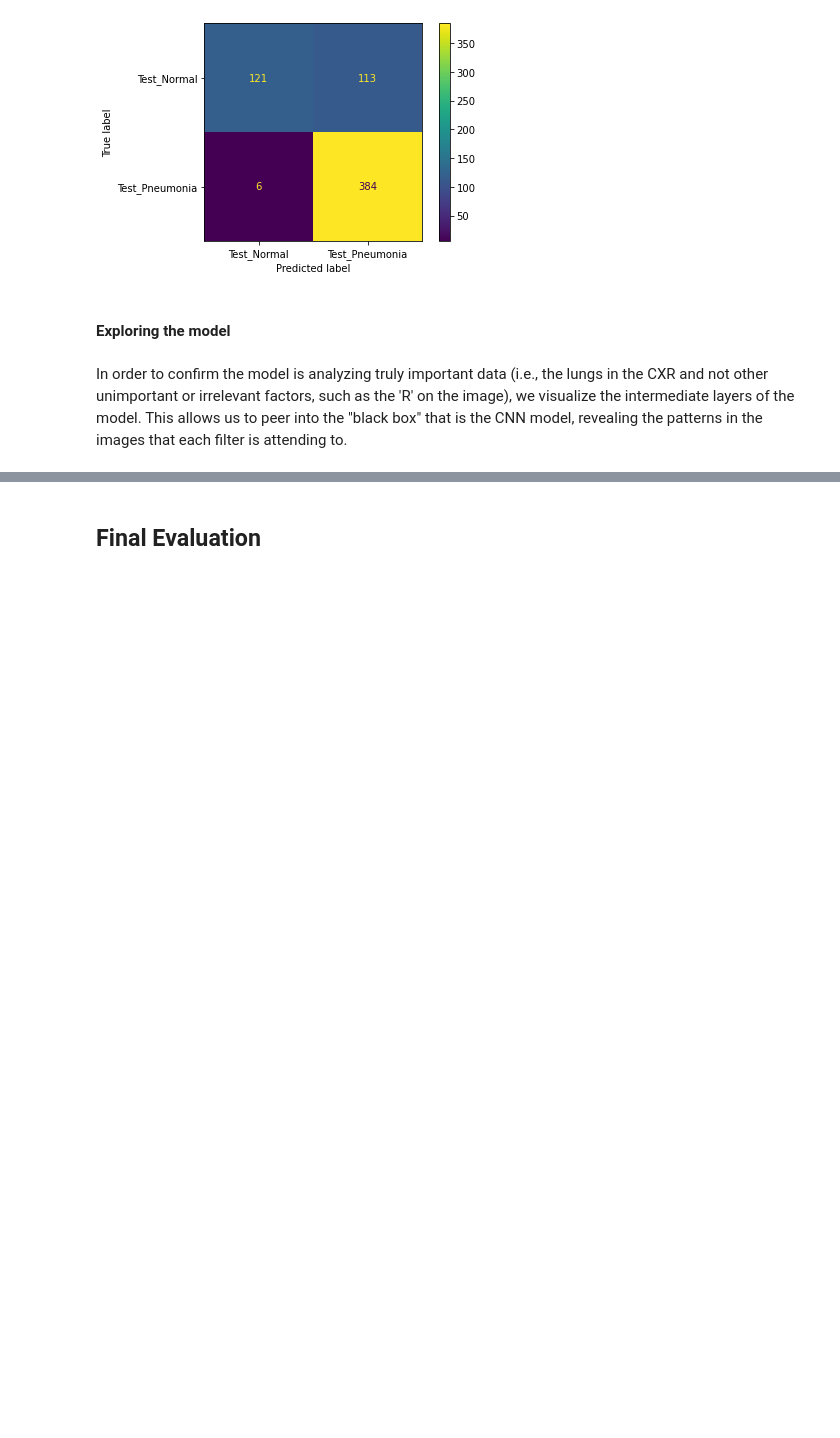
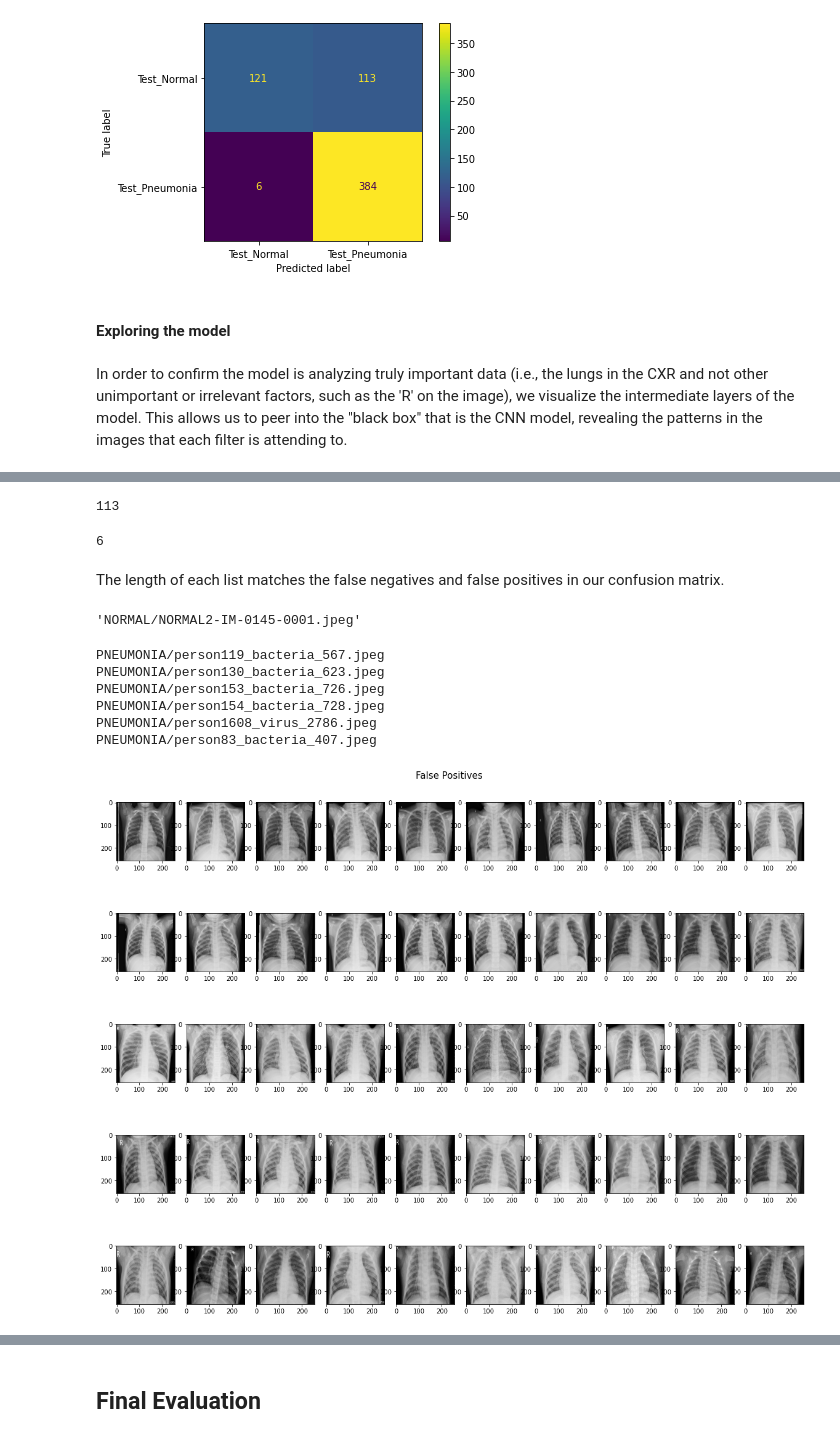
Before and after one commit to ericdnbn/image_classifier_pneumonia, a Jupyter notebook: final_notebook.ipynb, the cells around one changed output, grey strips where cells are left out. Saved outputs shown, nothing was run; the diff lists cells and outputs as text; code cells hidden in the pictures; blank space fills up the shorter version.

```diff
--- a/final_notebook.ipynb
+++ b/final_notebook.ipynb
@@ -540,0 +556,47 @@ In order to confirm the model is analyzing truly important data (i.e., the lungs
+# %%
+len(false_positives)
+# %% [output]
+113
+# %%
+print(len(false_negatives))
+# %% [output]
+6
+# %% [markdown]
+The length of each list matches the false negatives and false positives in our confusion matrix.
+# %%
+filenames = test_gen_5.filenames
+
+fp_names = [filenames[i] for i in false_positives]
+
+
+
+len(fp_names)
+
+fp_names[40]
+# %% [output]
+'NORMAL/NORMAL2-IM-0145-0001.jpeg'
+# %%
+fn_names = [filenames[i] for i in false_negatives]
+
+len(fn_names)
+
+for name in fn_names:
+    print(name)
+# %% [output]
+PNEUMONIA/person119_bacteria_567.jpeg
+PNEUMONIA/person130_bacteria_623.jpeg
+PNEUMONIA/person153_bacteria_726.jpeg
+PNEUMONIA/person154_bacteria_728.jpeg
+PNEUMONIA/person1608_virus_2786.jpeg
+PNEUMONIA/person83_bacteria_407.jpeg
+# %%
+# False positives
+fig, axs = plt.subplots(5,10, figsize=(20, 16))
+fig.suptitle('False Positives', fontsize=15, y=0.9)
+for i, ax in enumerate(axs.ravel()):
+    try:
+        ax.imshow(images[i].reshape(256, -1), cmap='gray')
+    except:
+        break
+# %% [output]
+[figure, added]
```
Also changed, not shown: parts of 14 cells of this notebook.
